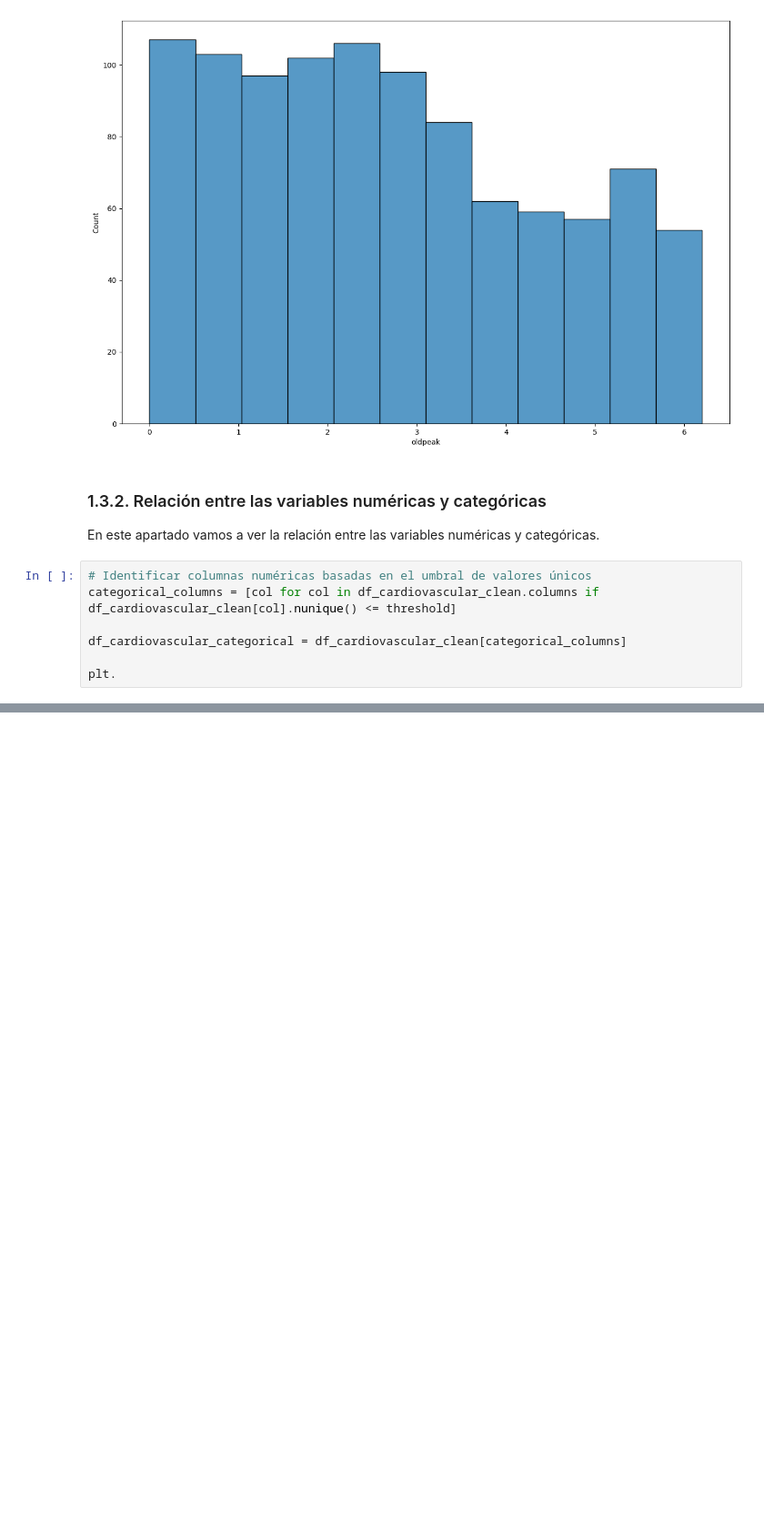
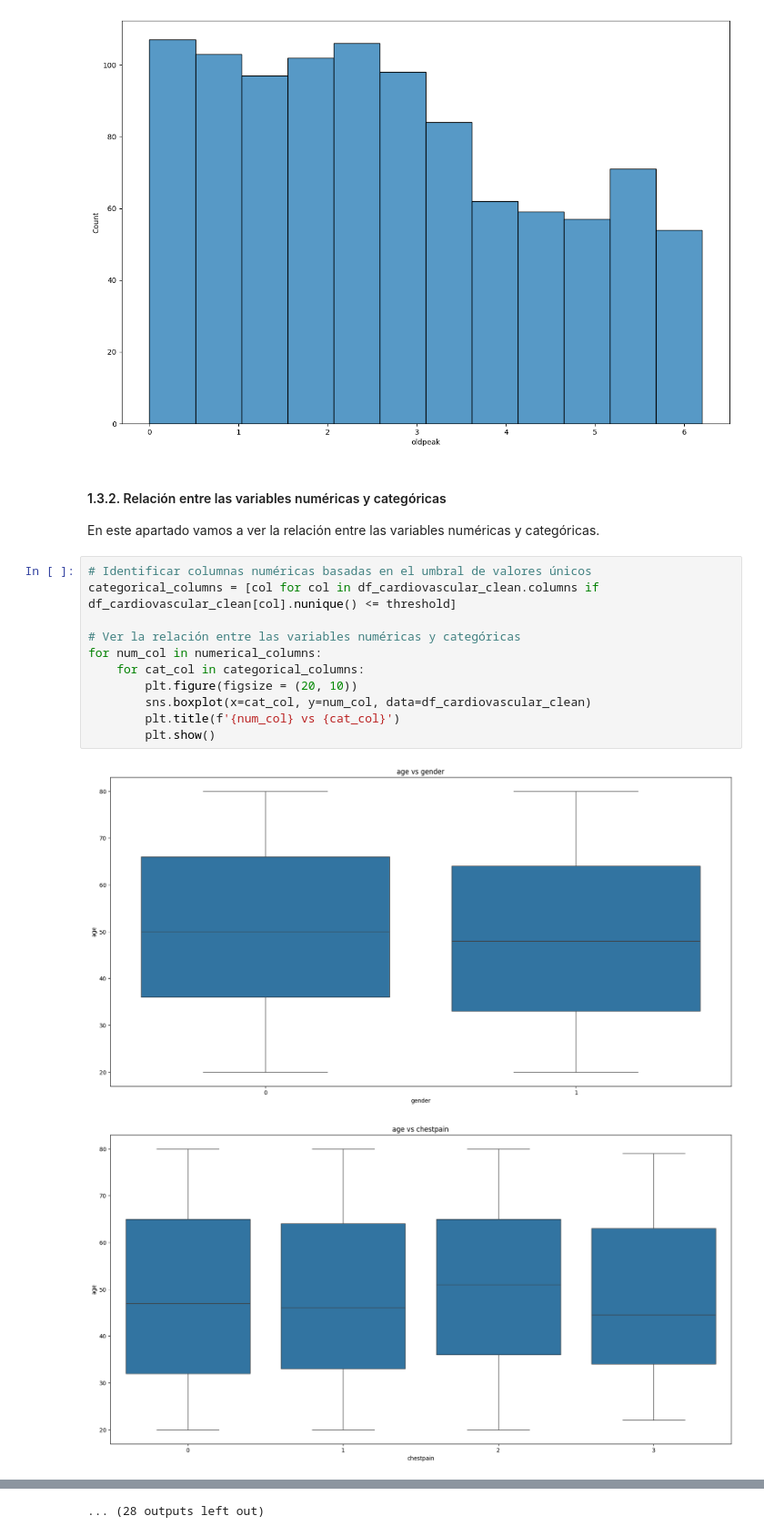
Before and after one commit to JaimeLapaz/proyectos-machine-learning-and-deep-learning, a Jupyter notebook: Proyectos_Machine_Learning/Supervised_Learning/Clasificacion_Enfermedades_Cardiovasculares/Enfermedades_Cardiovasculares.ipynb, the cells around one changed output, grey strips where cells are left out. Shown at 91% size. Cells and saved outputs as stored; diff of their text form; blank space fills up the shorter version.

```diff
--- a/Proyectos_Machine_Learning/Supervised_Learning/Clasificacion_Enfermedades_Cardiovasculares/Enfermedades_Cardiovasculares.ipynb
+++ b/Proyectos_Machine_Learning/Supervised_Learning/Clasificacion_Enfermedades_Cardiovasculares/Enfermedades_Cardiovasculares.ipynb
@@ -162,13 +162,20 @@ for col in numerical_columns:
 [figure]
 [figure]
 # %% [markdown]
-### 1.3.2. Relación entre las variables numéricas y categóricas
+#### 1.3.2. Relación entre las variables numéricas y categóricas
 
 En este apartado vamos a ver la relación entre las variables numéricas y categóricas.
 # %%
 # Identificar columnas numéricas basadas en el umbral de valores únicos
 categorical_columns = [col for col in df_cardiovascular_clean.columns if df_cardiovascular_clean[col].nunique() <= threshold]
 
-df_cardiovascular_categorical = df_cardiovascular_clean[categorical_columns]
-
-plt.
+# Ver la relación entre las variables numéricas y categóricas
+for num_col in numerical_columns:
+    for cat_col in categorical_columns:
+        plt.figure(figsize = (20, 10))
+        sns.boxplot(x=cat_col, y=num_col, data=df_cardiovascular_clean)
+        plt.title(f'{num_col} vs {cat_col}')
+        plt.show()
+# %% [output]
+[figure, added]
+[figure, added]
@@ -174,0 +192 @@ plt.
+... (28 outputs left out)
```
Also changed, not shown: parts of 19 cells of this notebook.
